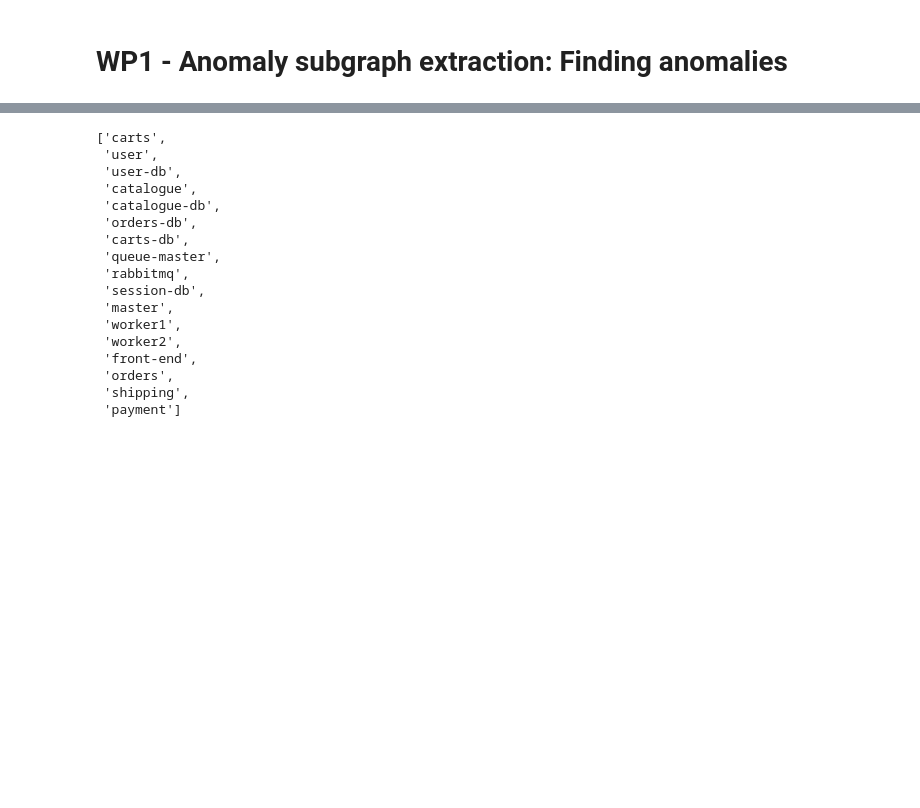
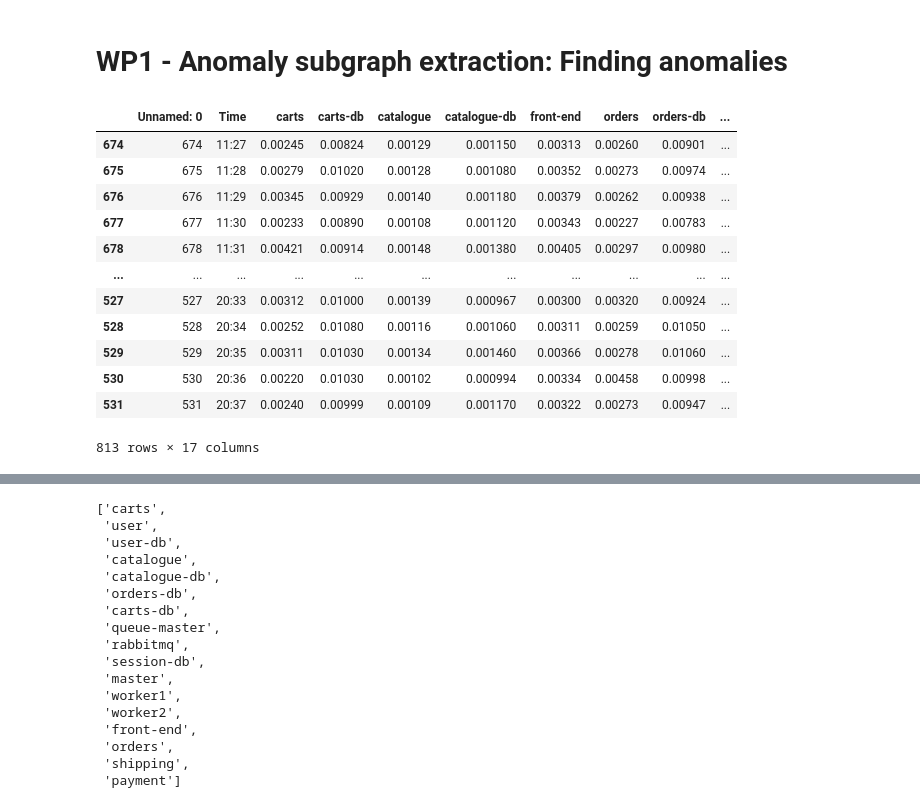
Before and after one commit to hpi-sam/Spatio-Temporal-Graphs, a Jupyter notebook: src/anomalies.ipynb, the cells around one changed output, grey strips where cells are left out. Saved outputs shown, nothing was run; the diff lists cells and outputs as text; code cells hidden in the pictures; blank space fills up the shorter version.

```diff
--- a/src/anomalies.ipynb
+++ b/src/anomalies.ipynb
@@ -11 +11,20 @@ graph = py2neo.Graph("bolt://192.168.1.185:7687", auth=("neo4j", "hpi"))
+# %%
+full_data = pd.read_csv('../data/loadtest-timestamp.csv')
+full_data[['Date', 'Time']] = full_data['Time'].str.split(" ", expand=True)
+full_data = full_data.sort_values(by=['Date','Time'])
+full_data
+# %% [output]
+|  | Unnamed: 0 | Time | carts | carts-db | catalogue | catalogue-db | front-end | orders | orders-db | ... |
+| 674 | 674 | 11:27 | 0.00245 | 0.00824 | 0.00129 | 0.001150 | 0.00313 | 0.00260 | 0.00901 | ... |
+| 675 | 675 | 11:28 | 0.00279 | 0.01020 | 0.00128 | 0.001080 | 0.00352 | 0.00273 | 0.00974 | ... |
+| 676 | 676 | 11:29 | 0.00345 | 0.00929 | 0.00140 | 0.001180 | 0.00379 | 0.00262 | 0.00938 | ... |
+| 677 | 677 | 11:30 | 0.00233 | 0.00890 | 0.00108 | 0.001120 | 0.00343 | 0.00227 | 0.00783 | ... |
+| 678 | 678 | 11:31 | 0.00421 | 0.00914 | 0.00148 | 0.001380 | 0.00405 | 0.00297 | 0.00980 | ... |
+| ... | ... | ... | ... | ... | ... | ... | ... | ... | ... | ... |
+| 527 | 527 | 20:33 | 0.00312 | 0.01000 | 0.00139 | 0.000967 | 0.00300 | 0.00320 | 0.00924 | ... |
+| 528 | 528 | 20:34 | 0.00252 | 0.01080 | 0.00116 | 0.001060 | 0.00311 | 0.00259 | 0.01050 | ... |
+| 529 | 529 | 20:35 | 0.00311 | 0.01030 | 0.00134 | 0.001460 | 0.00366 | 0.00278 | 0.01060 | ... |
+| 530 | 530 | 20:36 | 0.00220 | 0.01030 | 0.00102 | 0.000994 | 0.00334 | 0.00458 | 0.00998 | ... |
+| 531 | 531 | 20:37 | 0.00240 | 0.00999 | 0.00109 | 0.001170 | 0.00322 | 0.00273 | 0.00947 | ... |
+813 rows × 17 columns
 # %%
```
Also changed, not shown: parts of 2 cells of this notebook, 2 other files.
